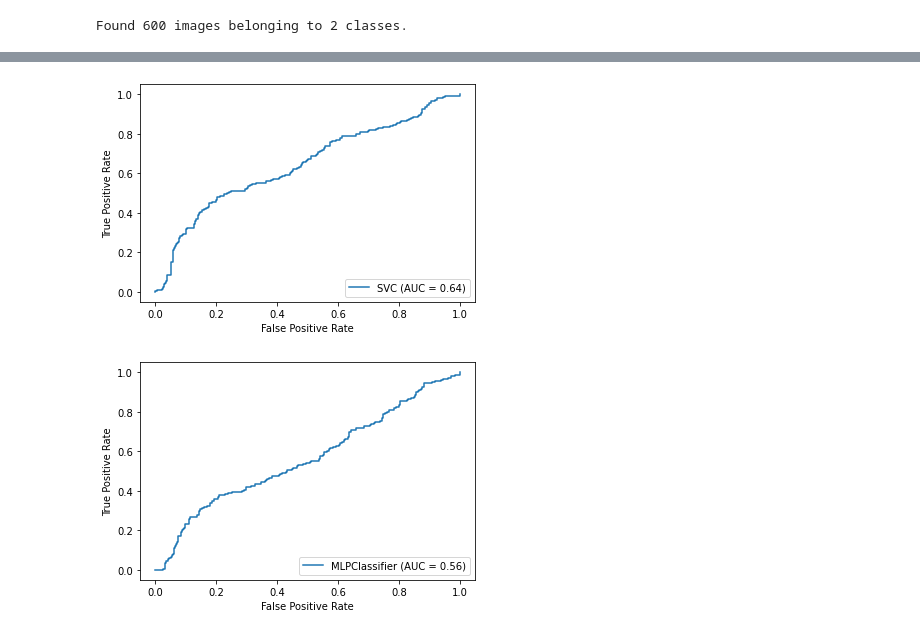
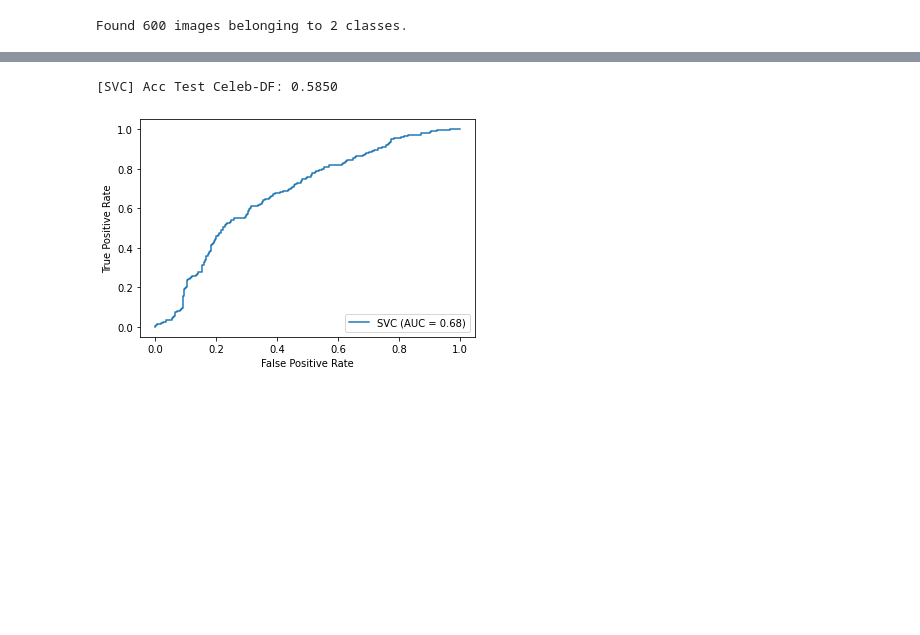
Before and after one commit to antcc/practicas-biometria, a Jupyter notebook: DeepFakes/Task1-2.ipynb, the cells around one changed output, grey strips where cells are left out. Saved outputs shown, nothing was run; the diff lists cells and outputs as text; code cells hidden in the pictures; blank space fills up the shorter version.

```diff
--- a/DeepFakes/Task1-2.ipynb
+++ b/DeepFakes/Task1-2.ipynb
@@ -453,9 +400,12 @@ np.savez('data2', X_test=X_test_2, y_test=y_test_2)
 data2 = np.load('data2.npz')
 X_test_2, y_test_2 = data2['X_test'], data2['y_test']
-# %%
-for model in [best_models[0], best_models[2]]:
-    plot_roc_curve(model, X_test_2[:, idx], y_test_2,
-                   name=model['clf'].__class__.__name__)
-# %% [output]
-[figure, removed]
-[figure, removed]
+# %%
+# Evaluate our model on the Celeb-DF test set
+name=my_model['clf'].__class__.__name__
+acc_test_2 = my_model.score(X_test_2[:, idx], y_test_2)
+print(f"[{name}] Acc Test Celeb-DF: {acc_test_2:.4f}")
+plot_roc_curve(my_model, X_test_2[:, idx], y_test_2, name=name)
+plt.show()
+# %% [output]
+[SVC] Acc Test Celeb-DF: 0.5850
+[figure, added]
```
Also changed, not shown: parts of 17 cells of this notebook, 13 other files.
